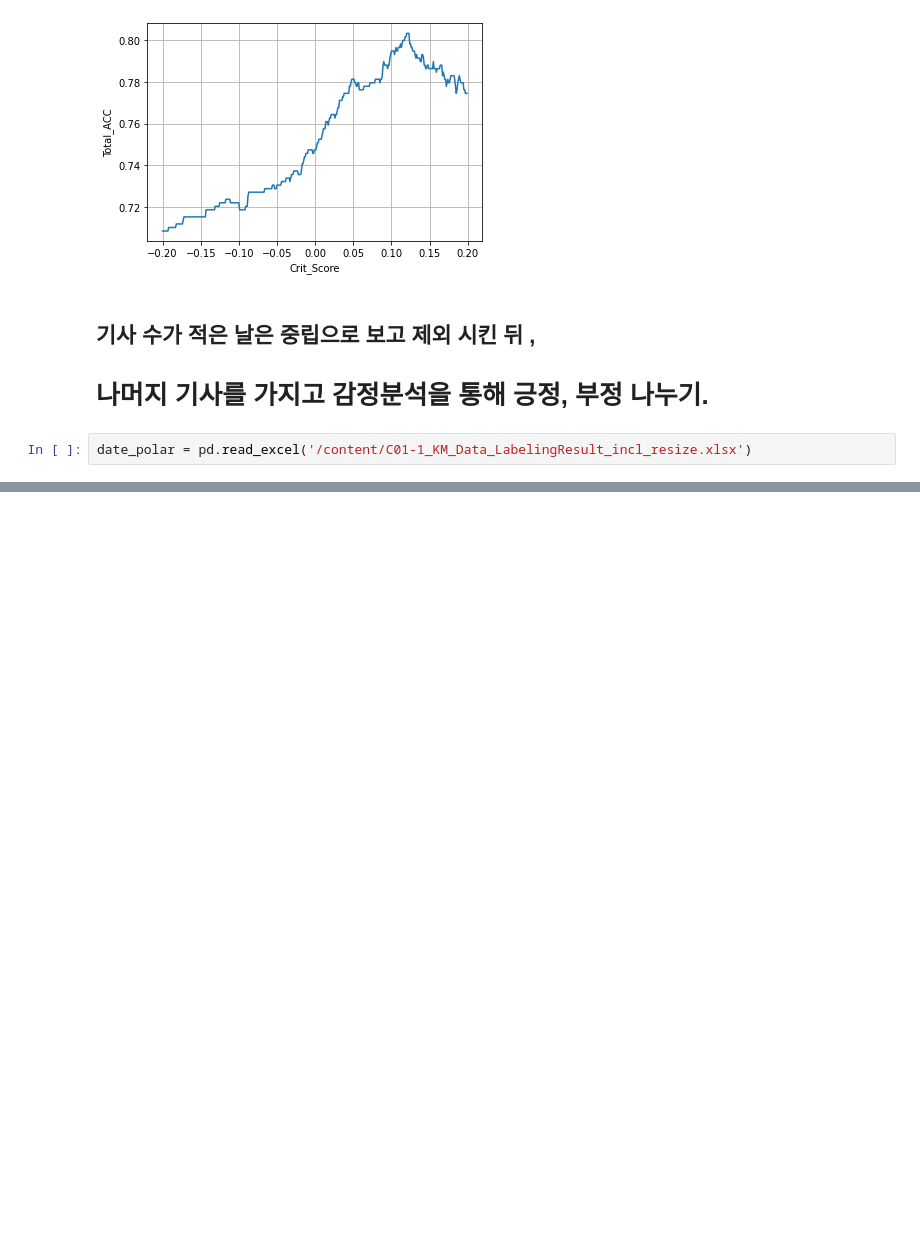
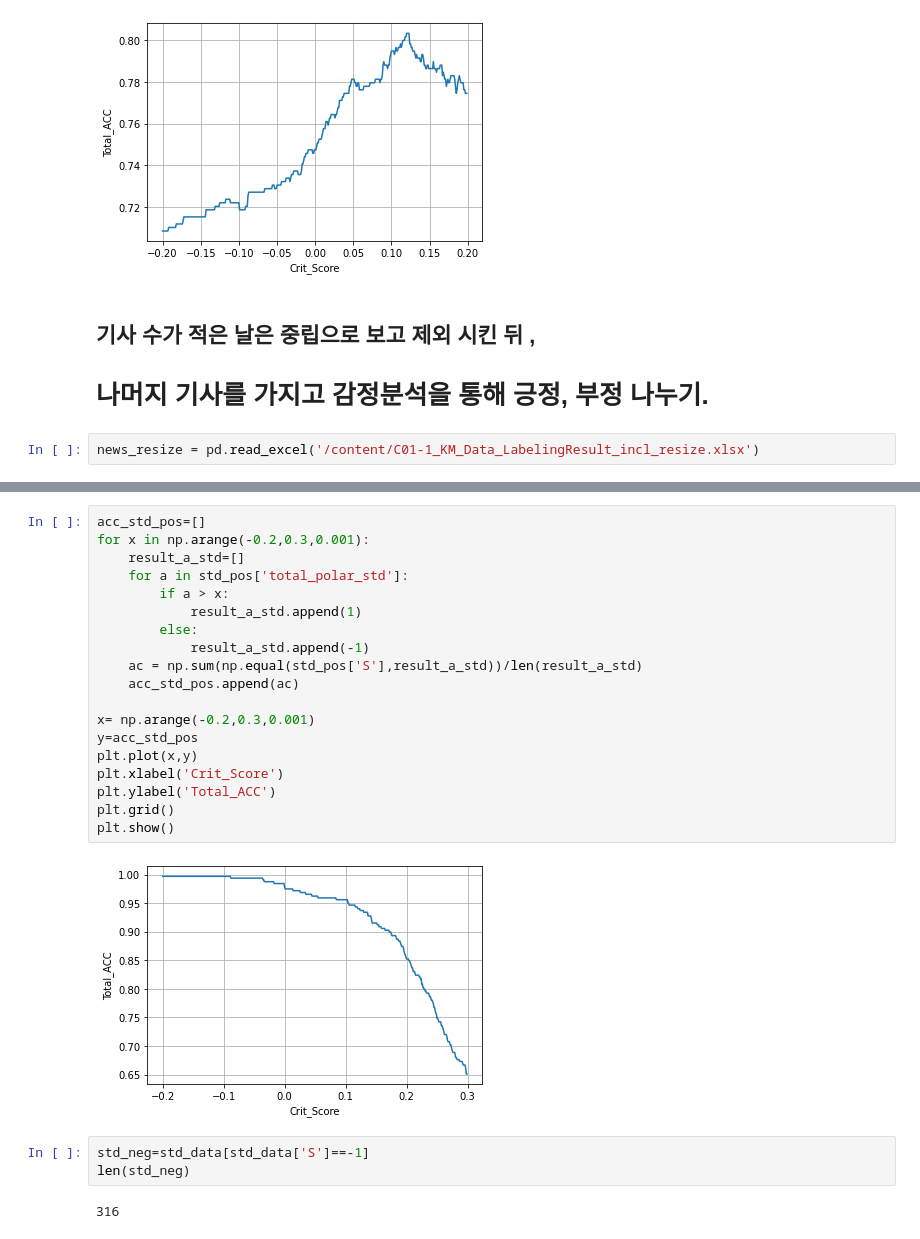
Before and after one commit to KyoungmiKwon/Bigdata_Training_at_ITwill, a Jupyter notebook: Team_Project/C05_SJ_add_resize.ipynb, the cells around one changed output, grey strips where cells are left out. Cells and saved outputs as stored; diff of their text form; blank space fills up the shorter version.

```diff
--- a/Team_Project/C05_SJ_add_resize.ipynb
+++ b/Team_Project/C05_SJ_add_resize.ipynb
@@ -688,4 +706,4 @@ plt.show()
 ## 기사 수가 적은 날은 중립으로 보고 제외 시킨 뒤 ,
 # **나머지 기사를 가지고 감정분석을 통해 긍정, 부정 나누기.**
 # %%
-date_polar = pd.read_excel('/content/C01-1_KM_Data_LabelingResult_incl_resize.xlsx')
+news_resize = pd.read_excel('/content/C01-1_KM_Data_LabelingResult_incl_resize.xlsx')
@@ -699,0 +952,26 @@ date_neu=0
+# %%
+acc_std_pos=[]
+for x in np.arange(-0.2,0.3,0.001):
+    result_a_std=[]
+    for a in std_pos['total_polar_std']:
+        if a > x:
+            result_a_std.append(1)
+        else:
+            result_a_std.append(-1)
+    ac = np.sum(np.equal(std_pos['S'],result_a_std))/len(result_a_std)
+    acc_std_pos.append(ac)
+
+x= np.arange(-0.2,0.3,0.001)
+y=acc_std_pos
+plt.plot(x,y)
+plt.xlabel('Crit_Score')
+plt.ylabel('Total_ACC')
+plt.grid()
+plt.show()
+# %% [output]
+[figure, added]
+# %%
+std_neg=std_data[std_data['S']==-1]
+len(std_neg)
+# %% [output]
+316
```
Also changed, not shown: parts of 28 cells of this notebook.
